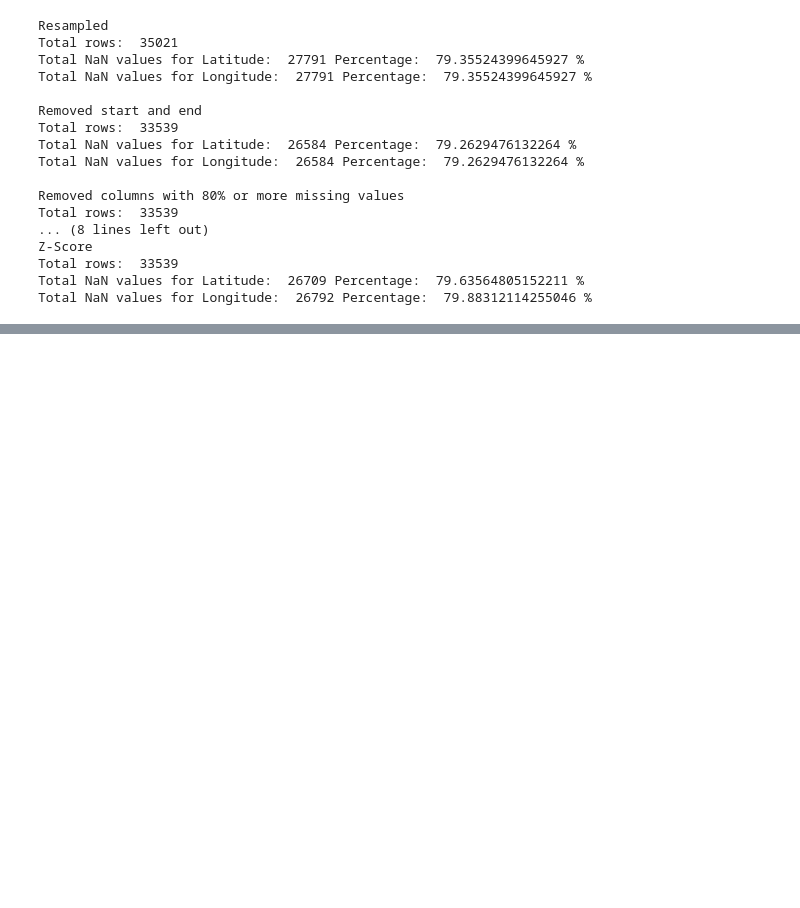
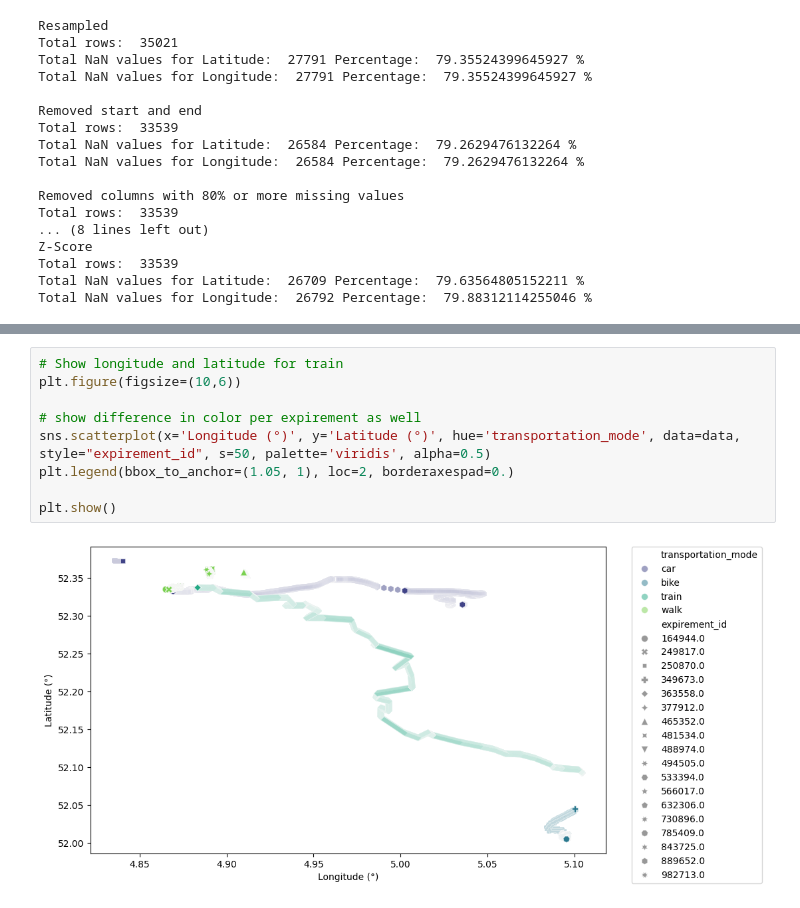
Before and after one commit to BluntKatana/transportation-mode-classifier, a Jupyter notebook: notebooks/data_cleaning.ipynb, the cells around one changed output, grey strips where cells are left out. Saved outputs shown, nothing was run; the diff lists cells and outputs as text; blank space fills up the shorter version.

```diff
--- a/notebooks/data_cleaning.ipynb
+++ b/notebooks/data_cleaning.ipynb
@@ -588,0 +655,11 @@ Total NaN values for Longitude:  26792 Percentage:  79.88312114255046 %
+# %%
+# Show longitude and latitude for train
+plt.figure(figsize=(10,6))
+
+# show difference in color per expirement as well
+sns.scatterplot(x='Longitude (°)', y='Latitude (°)', hue='transportation_mode', data=data, style="expirement_id", s=50, palette='viridis', alpha=0.5)
+plt.legend(bbox_to_anchor=(1.05, 1), loc=2, borderaxespad=0.)
+
+plt.show()
+# %% [output]
+[figure, added]
```
Also changed, not shown: parts of 3 cells of this notebook, 2 other files.
